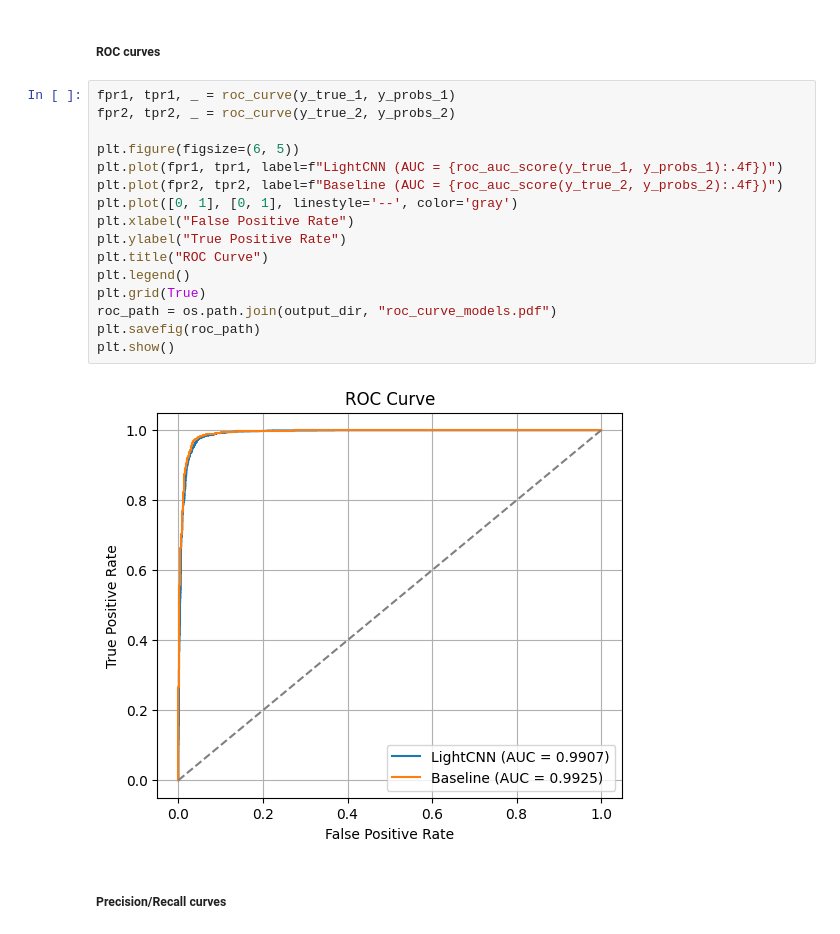
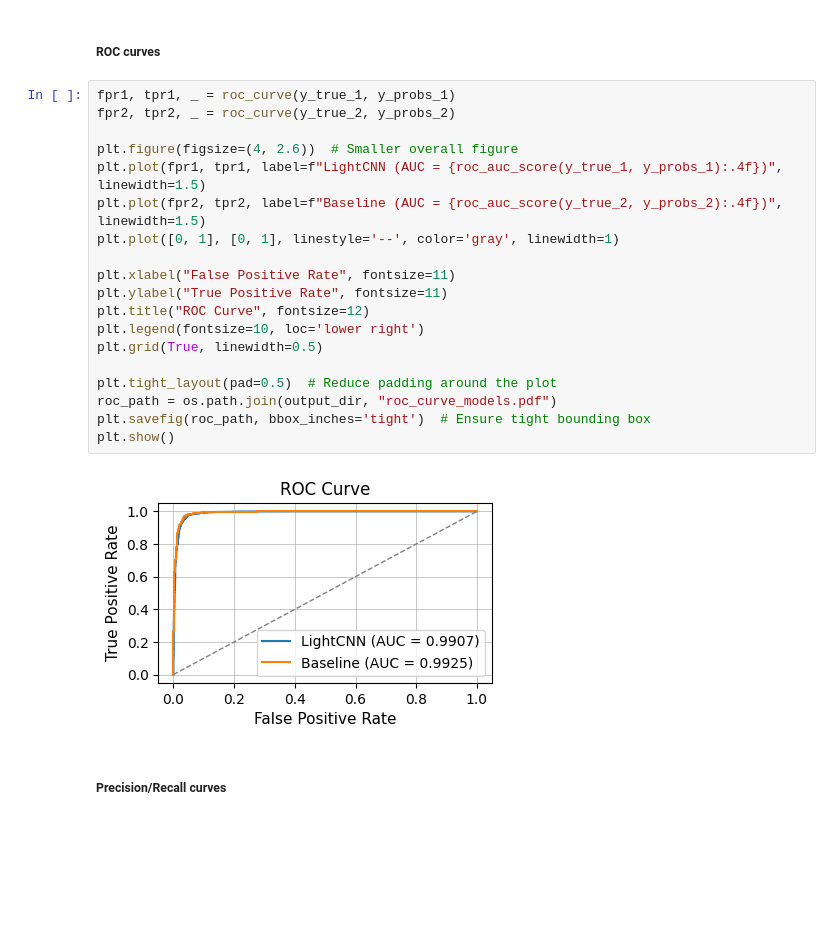
Before and after one commit to danieleCapuzzo/malaria-light-CNN, a Jupyter notebook: model_statistics.ipynb, the cells around one changed output. Drawn from its saved outputs; the diff is of its cells as text; blank space fills up the shorter version.

```diff
--- a/model_statistics.ipynb
+++ b/model_statistics.ipynb
@@ -168,21 +181,24 @@ Baseline AUC-ROC: 0.9925
 # %%
 fpr1, tpr1, _ = roc_curve(y_true_1, y_probs_1)
 fpr2, tpr2, _ = roc_curve(y_true_2, y_probs_2)
 
-plt.figure(figsize=(6, 5))
-plt.plot(fpr1, tpr1, label=f"LightCNN (AUC = {roc_auc_score(y_true_1, y_probs_1):.4f})")
-plt.plot(fpr2, tpr2, label=f"Baseline (AUC = {roc_auc_score(y_true_2, y_probs_2):.4f})")
-plt.plot([0, 1], [0, 1], linestyle='--', color='gray')
-plt.xlabel("False Positive Rate")
-plt.ylabel("True Positive Rate")
-plt.title("ROC Curve")
-plt.legend()
-plt.grid(True)
+plt.figure(figsize=(4, 2.6))  # Smaller overall figure
+plt.plot(fpr1, tpr1, label=f"LightCNN (AUC = {roc_auc_score(y_true_1, y_probs_1):.4f})", linewidth=1.5)
+plt.plot(fpr2, tpr2, label=f"Baseline (AUC = {roc_auc_score(y_true_2, y_probs_2):.4f})", linewidth=1.5)
+plt.plot([0, 1], [0, 1], linestyle='--', color='gray', linewidth=1)
+
+plt.xlabel("False Positive Rate", fontsize=11)
+plt.ylabel("True Positive Rate", fontsize=11)
+plt.title("ROC Curve", fontsize=12)
+plt.legend(fontsize=10, loc='lower right')
+plt.grid(True, linewidth=0.5)
+
+plt.tight_layout(pad=0.5)  # Reduce padding around the plot
 roc_path = os.path.join(output_dir, "roc_curve_models.pdf")
-plt.savefig(roc_path)
+plt.savefig(roc_path, bbox_inches='tight')  # Ensure tight bounding box
 plt.show()
 # %% [output]
-[figure, old version]
+[figure, new version]
 # %% [markdown]
 ##### Precision/Recall curves
 # %%
```
Also changed, not shown: parts of 9 cells of this notebook, 3 other files.
